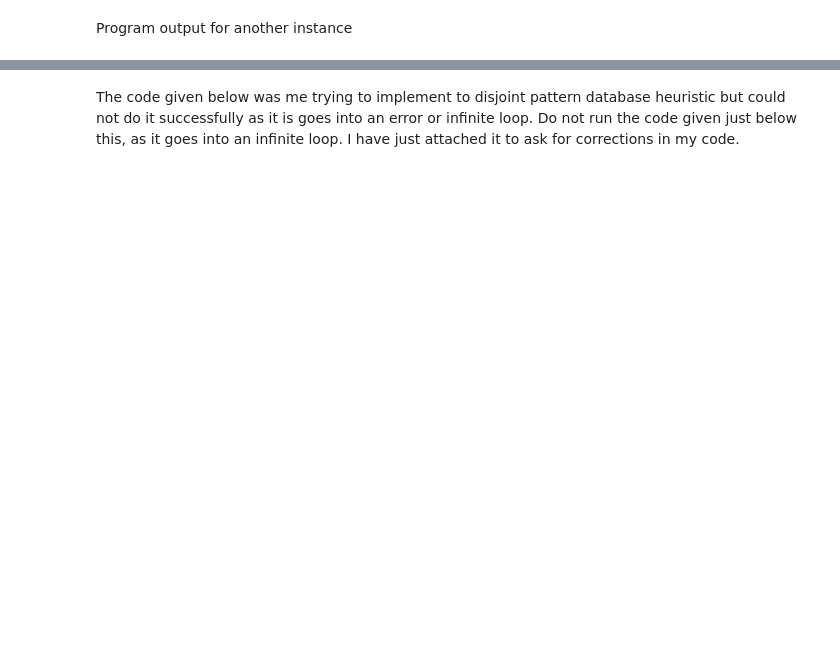
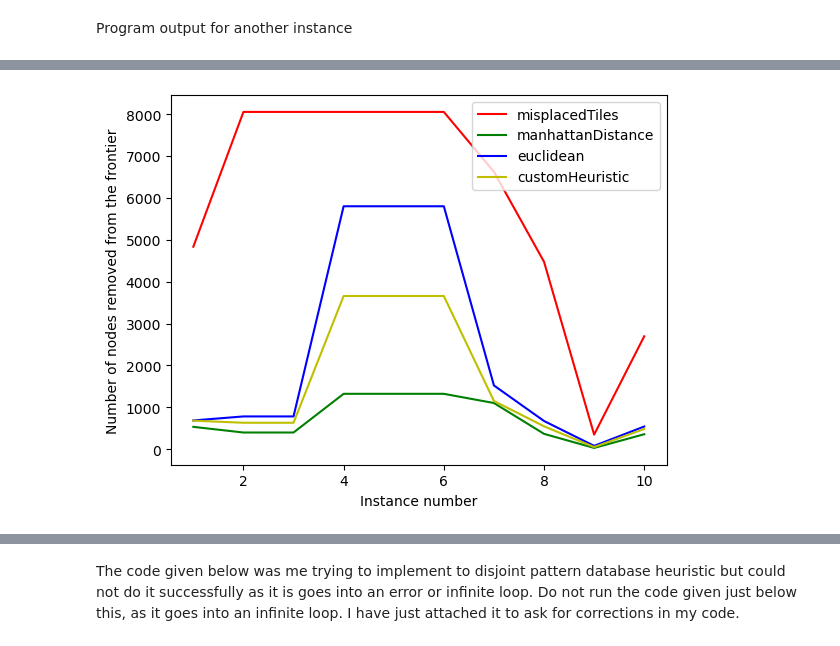
Before and after one commit to heet434/8_puzzle_a_star, a Jupyter notebook: 8_puzzle.ipynb, the cells around one changed output, grey strips where cells are left out. Saved outputs shown, nothing was run; the diff lists cells and outputs as text; code cells hidden in the pictures; blank space fills up the shorter version.

```diff
--- a/8_puzzle.ipynb
+++ b/8_puzzle.ipynb
@@ -499,0 +617,22 @@ times[0]
+# %%
+# plotting the number of nodes removed from the frontier for each heuristic
+xpoints = [1,2,3,4,5,6,7,8,9,10]
+misplacedTiles = []
+manhattanDistance = []
+euclidean = []
+customHeuristic = []
+for i in range(10):
+    misplacedTiles.append(nodes_removed[i][0])
+    manhattanDistance.append(nodes_removed[i][1])
+    euclidean.append(nodes_removed[i][2])
+    customHeuristic.append(nodes_removed[i][3])
+plt.plot(xpoints, misplacedTiles, color = 'r',label = "misplacedTiles")
+plt.plot(xpoints, manhattanDistance,color='g', label = "manhattanDistance")
+plt.plot(xpoints, euclidean, color='b',label = "euclidean")
+plt.plot(xpoints, customHeuristic,color='y', label = "customHeuristic")
+plt.legend()
+plt.xlabel("Instance number")
+plt.ylabel("Number of nodes removed from the frontier")
+plt.show()
+# %% [output]
+[figure, added]
```
Also changed, not shown: parts of 10 cells of this notebook, 1 other file.
